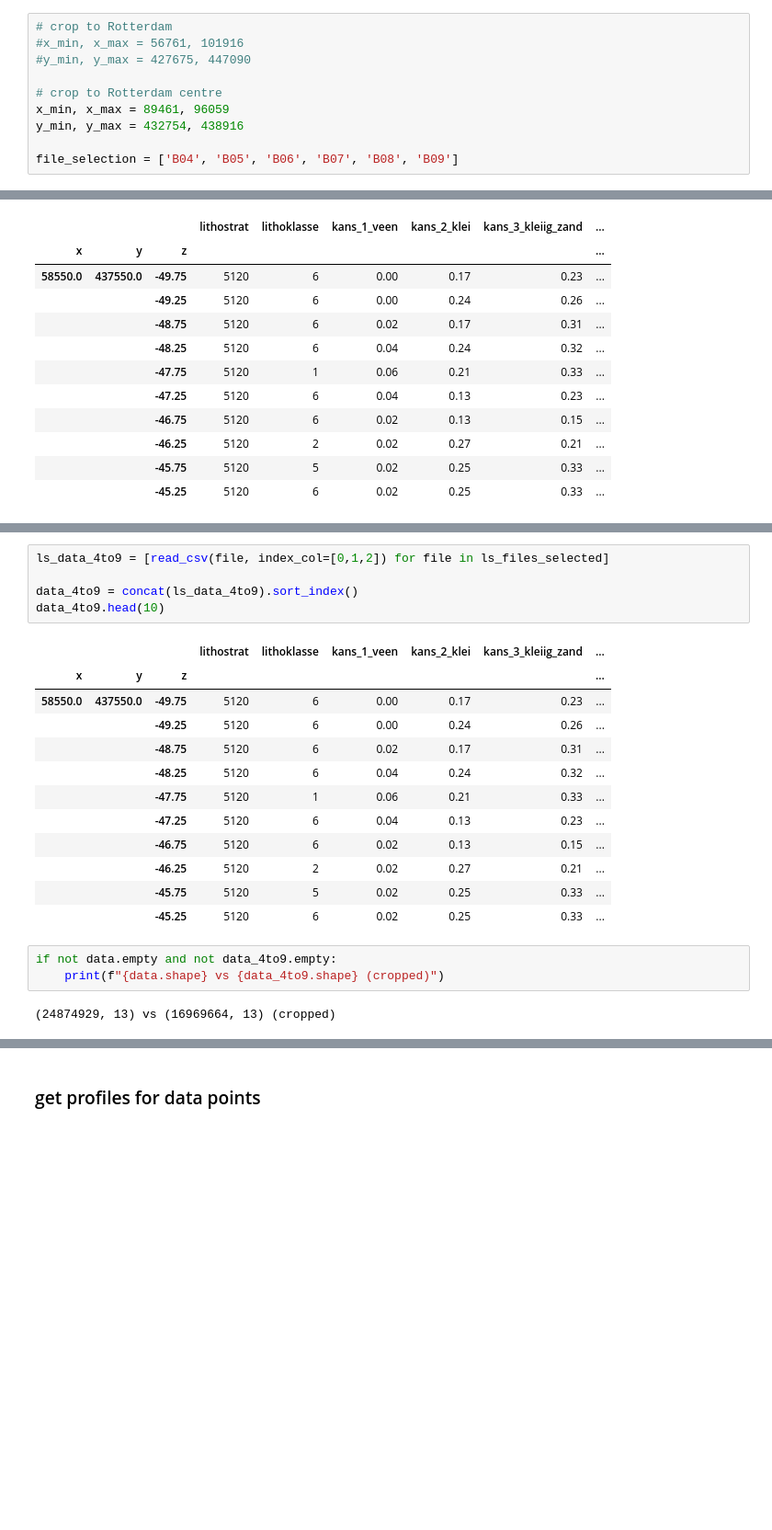
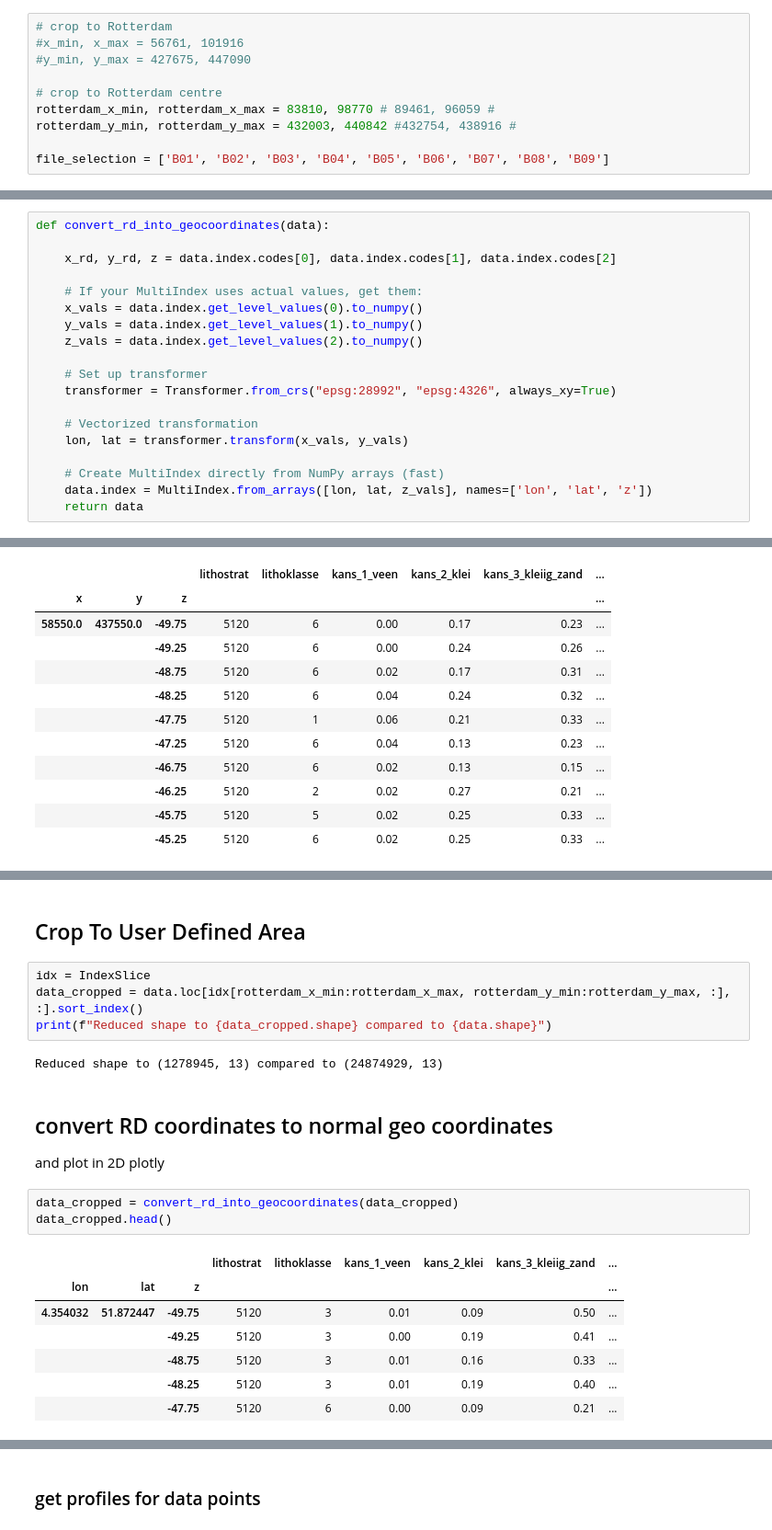
Before and after one commit to silviaelisabeth/UndergroundVisuals_Rotterdam, a Jupyter notebook: dev_layer_plot.ipynb, the cells around one changed output, grey strips where cells are left out. Shown at 92% size. Cells and saved outputs as stored; diff of their text form; blank space fills up the shorter version.

```diff
--- a/dev_layer_plot.ipynb
+++ b/dev_layer_plot.ipynb
@@ -48,10 +62,10 @@ material_color_mapping = dict({
 #y_min, y_max = 427675, 447090
 
 # crop to Rotterdam centre
-x_min, x_max = 89461, 96059
-y_min, y_max = 432754, 438916
+rotterdam_x_min, rotterdam_x_max = 83810, 98770 # 89461, 96059 #
+rotterdam_y_min, rotterdam_y_max = 432003, 440842 #432754, 438916 #
 
-file_selection = ['B04', 'B05', 'B06', 'B07', 'B08', 'B09']
+file_selection = ['B01', 'B02', 'B03', 'B04', 'B05', 'B06', 'B07', 'B08', 'B09']
 # %%
 user_input_address = None
 data = DataFrame()
@@ -167,6 +155,25 @@ def plot_3D_projection_datapoints(profiles, columns_selection, figsize=(10,8)):
     plt.tight_layout()
 
     return fig
+# %%
+def convert_rd_into_geocoordinates(data):
+
+    x_rd, y_rd, z = data.index.codes[0], data.index.codes[1], data.index.codes[2]
+
+    # If your MultiIndex uses actual values, get them:
+    x_vals = data.index.get_level_values(0).to_numpy()
+    y_vals = data.index.get_level_values(1).to_numpy()
+    z_vals = data.index.get_level_values(2).to_numpy()
+
+    # Set up transformer
+    transformer = Transformer.from_crs("epsg:28992", "epsg:4326", always_xy=True)
+
+    # Vectorized transformation
+    lon, lat = transformer.transform(x_vals, y_vals)
+
+    # Create MultiIndex directly from NumPy arrays (fast)
+    data.index = MultiIndex.from_arrays([lon, lat, z_vals], names=['lon', 'lat', 'z'])
+    return data
 # %% [markdown]
 # User Input
 # %%
@@ -267,23 +246,23 @@ ls_files_selected
-# %%
-ls_data_4to9 = [read_csv(file, index_col=[0,1,2]) for file in ls_files_selected]
-
-data_4to9 = concat(ls_data_4to9).sort_index()
-data_4to9.head(10)
-# %% [output]
-|  |  |  | lithostrat | lithoklasse | kans_1_veen | kans_2_klei | kans_3_kleiig_zand | ... |
-| x | y | z |  |  |  |  |  | ... |
-| 58550.0 | 437550.0 | -49.75 | 5120 | 6 | 0.00 | 0.17 | 0.23 | ... |
-|  |  | -49.25 | 5120 | 6 | 0.00 | 0.24 | 0.26 | ... |
-|  |  | -48.75 | 5120 | 6 | 0.02 | 0.17 | 0.31 | ... |
-|  |  | -48.25 | 5120 | 6 | 0.04 | 0.24 | 0.32 | ... |
-|  |  | -47.75 | 5120 | 1 | 0.06 | 0.21 | 0.33 | ... |
-|  |  | -47.25 | 5120 | 6 | 0.04 | 0.13 | 0.23 | ... |
-|  |  | -46.75 | 5120 | 6 | 0.02 | 0.13 | 0.15 | ... |
-|  |  | -46.25 | 5120 | 2 | 0.02 | 0.27 | 0.21 | ... |
-|  |  | -45.75 | 5120 | 5 | 0.02 | 0.25 | 0.33 | ... |
-|  |  | -45.25 | 5120 | 6 | 0.02 | 0.25 | 0.33 | ... |
-# %%
-if not data.empty and not data_4to9.empty:
-    print(f"{data.shape} vs {data_4to9.shape} (cropped)")
-# %% [output]
-(24874929, 13) vs (16969664, 13) (cropped)
+# %% [markdown]
+## Crop To User Defined Area
+# %%
+idx = IndexSlice
+data_cropped = data.loc[idx[rotterdam_x_min:rotterdam_x_max, rotterdam_y_min:rotterdam_y_max, :], :].sort_index()
+print(f"Reduced shape to {data_cropped.shape} compared to {data.shape}")
+# %% [output]
+Reduced shape to (1278945, 13) compared to (24874929, 13)
+# %% [markdown]
+## convert RD coordinates to normal geo coordinates
+
+and plot in 2D plotly
+# %%
+data_cropped = convert_rd_into_geocoordinates(data_cropped)
+data_cropped.head()
+# %% [output]
+|  |  |  | lithostrat | lithoklasse | kans_1_veen | kans_2_klei | kans_3_kleiig_zand | ... |
+| lon | lat | z |  |  |  |  |  | ... |
+| 4.354032 | 51.872447 | -49.75 | 5120 | 3 | 0.01 | 0.09 | 0.50 | ... |
+|  |  | -49.25 | 5120 | 3 | 0.00 | 0.19 | 0.41 | ... |
+|  |  | -48.75 | 5120 | 3 | 0.01 | 0.16 | 0.33 | ... |
+|  |  | -48.25 | 5120 | 3 | 0.01 | 0.19 | 0.40 | ... |
+|  |  | -47.75 | 5120 | 6 | 0.00 | 0.09 | 0.21 | ... |
```
Also changed, not shown: parts of 48 cells of this notebook.
